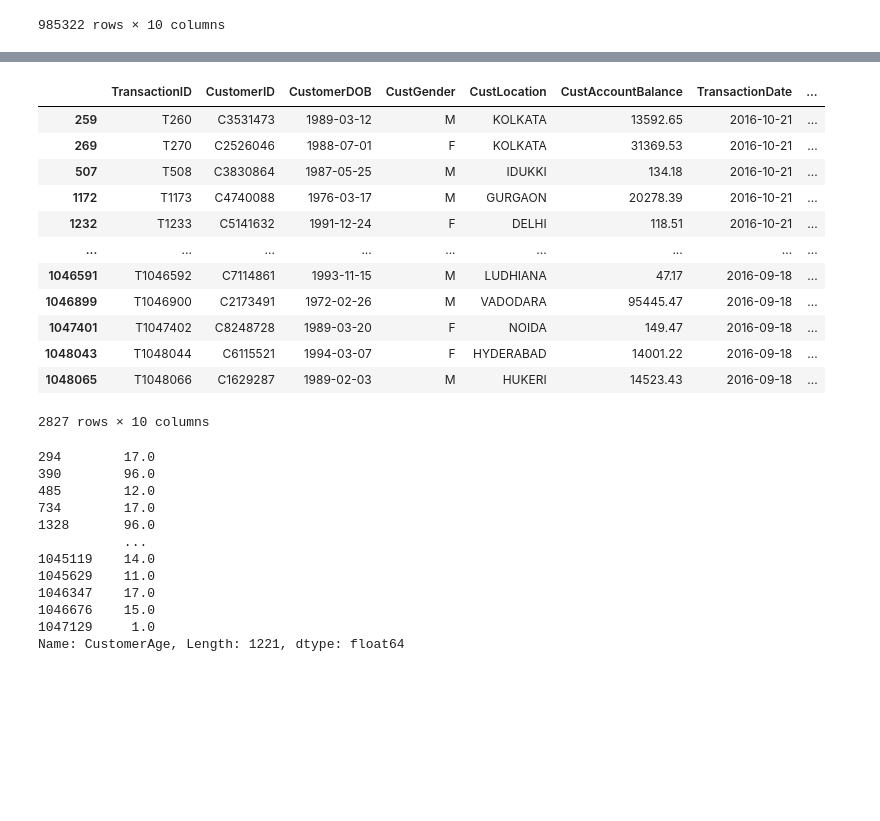
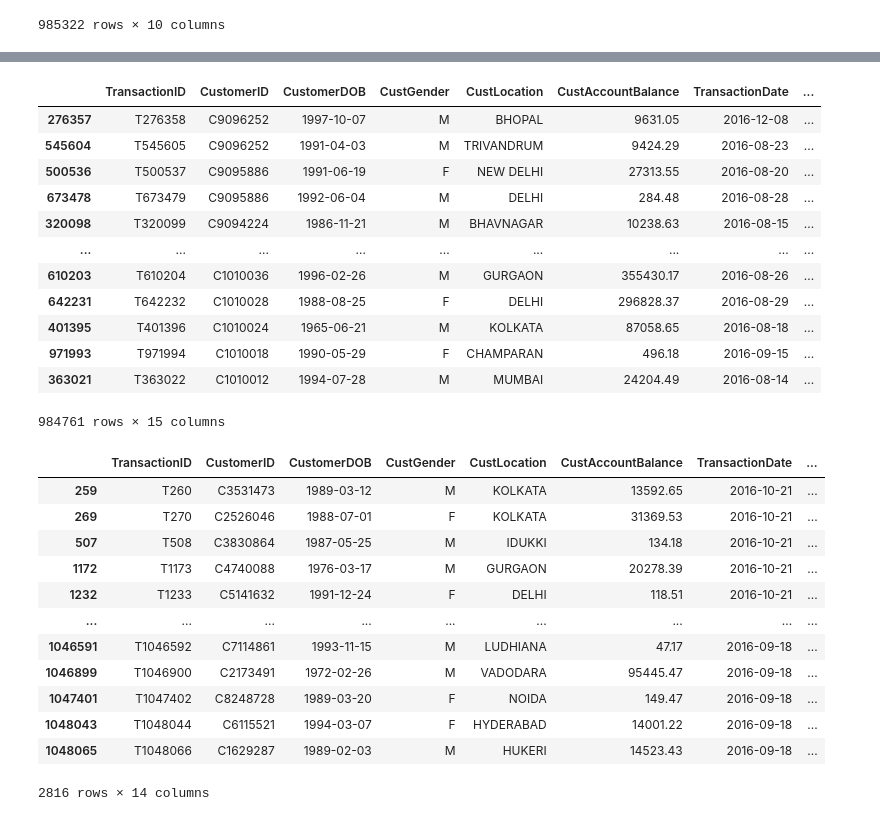
Before and after one commit to m1hammad/customer_segmentation, a Jupyter notebook: cust-seg.ipynb, the cells around one changed output, grey strips where cells are left out. Drawn from its saved outputs; the diff is of its cells as text; code cells hidden in the pictures; blank space fills up the shorter version.

```diff
--- a/cust-seg.ipynb
+++ b/cust-seg.ipynb
@@ -236,0 +297,6 @@ Name: CustomerID, Length: 1215, dtype: object
+# %%
+bank_data['Is_SameCustomer'] = bank_data.duplicated(subset=['CustomerID', 'CustomerDOB', 'CustGender'], keep=False)
+bank_data['Is_JointAccount'] = bank_data.duplicated('CustomerID', keep=False)
+bank_data.loc[bank_data['Is_SameCustomer'], 'Is_JointAccount'] = False
+bank_data['Count'] = bank_data.sort_values(by='CustomerID', ascending=True).groupby('CustomerID', as_index=False).cumcount()
+bank_data
@@ -236,0 +317,22 @@ Name: CustomerID, Length: 1215, dtype: object
+# %%
+# Apply the function to groups formed by 'CustomerID'
+bank_data['NewCustomerID'] = bank_data.apply(
+    lambda x: x['CustomerID'] + ascii_uppercase[x['Count']] if x['Is_JointAccount'] == True else x['CustomerID'] + '0',
+    axis=1
+)
+# %%
+bank_data.sort_values(by=['Is_JointAccount', 'CustomerID'], ascending=False)
+# %% [output]
+|  | TransactionID | CustomerID | CustomerDOB | CustGender | CustLocation | CustAccountBalance | TransactionDate | ... |
+| 276357 | T276358 | C9096252 | 1997-10-07 | M | BHOPAL | 9631.05 | 2016-12-08 | ... |
+| 545604 | T545605 | C9096252 | 1991-04-03 | M | TRIVANDRUM | 9424.29 | 2016-08-23 | ... |
+| 500536 | T500537 | C9095886 | 1991-06-19 | F | NEW DELHI | 27313.55 | 2016-08-20 | ... |
+| 673478 | T673479 | C9095886 | 1992-06-04 | M | DELHI | 284.48 | 2016-08-28 | ... |
+| 320098 | T320099 | C9094224 | 1986-11-21 | M | BHAVNAGAR | 10238.63 | 2016-08-15 | ... |
+| ... | ... | ... | ... | ... | ... | ... | ... | ... |
+| 610203 | T610204 | C1010036 | 1996-02-26 | M | GURGAON | 355430.17 | 2016-08-26 | ... |
+| 642231 | T642232 | C1010028 | 1988-08-25 | F | DELHI | 296828.37 | 2016-08-29 | ... |
+| 401395 | T401396 | C1010024 | 1965-06-21 | M | KOLKATA | 87058.65 | 2016-08-18 | ... |
+| 971993 | T971994 | C1010018 | 1990-05-29 | F | CHAMPARAN | 496.18 | 2016-09-15 | ... |
+| 363021 | T363022 | C1010012 | 1994-07-28 | M | MUMBAI | 24204.49 | 2016-08-14 | ... |
+984761 rows × 15 columns
@@ -237,5 +341,5 @@ Name: CustomerID, Length: 1215, dtype: object
 # %%
-grouped_duplicate_customers_df = duplicate_customers_df[duplicate_customers_df["CustomerID"].isin(dob_counts_df.CustomerID)]
+grouped_duplicate_customers_df = bank_data[bank_data["CustomerID"].isin(duplicate_customers_dob_gender.CustomerID)]
 grouped_duplicate_customers_df
 # %% [output]
 |  | TransactionID | CustomerID | CustomerDOB | CustGender | CustLocation | CustAccountBalance | TransactionDate | ... |
@@ -250,19 +354,4 @@ grouped_duplicate_customers_df
 | 1047401 | T1047402 | C8248728 | 1989-03-20 | F | NOIDA | 149.47 | 2016-09-18 | ... |
 | 1048043 | T1048044 | C6115521 | 1994-03-07 | F | HYDERABAD | 14001.22 | 2016-09-18 | ... |
 | 1048065 | T1048066 | C1629287 | 1989-02-03 | M | HUKERI | 14523.43 | 2016-09-18 | ... |
-2827 rows × 10 columns
+2816 rows × 14 columns
-# %%
-bank_data.loc[(bank_data.CustomerAge < 18) | (bank_data.CustomerAge > 90) , "CustomerAge"] # do we drop these ages or not?
-# %% [output]
-294        17.0
-390        96.0
-485        12.0
-734        17.0
-1328       96.0
-           ...
-1045119    14.0
-1045629    11.0
-1046347    17.0
-1046676    15.0
-1047129     1.0
-Name: CustomerAge, Length: 1221, dtype: float64
```
Also changed, not shown: parts of 18 cells of this notebook.
